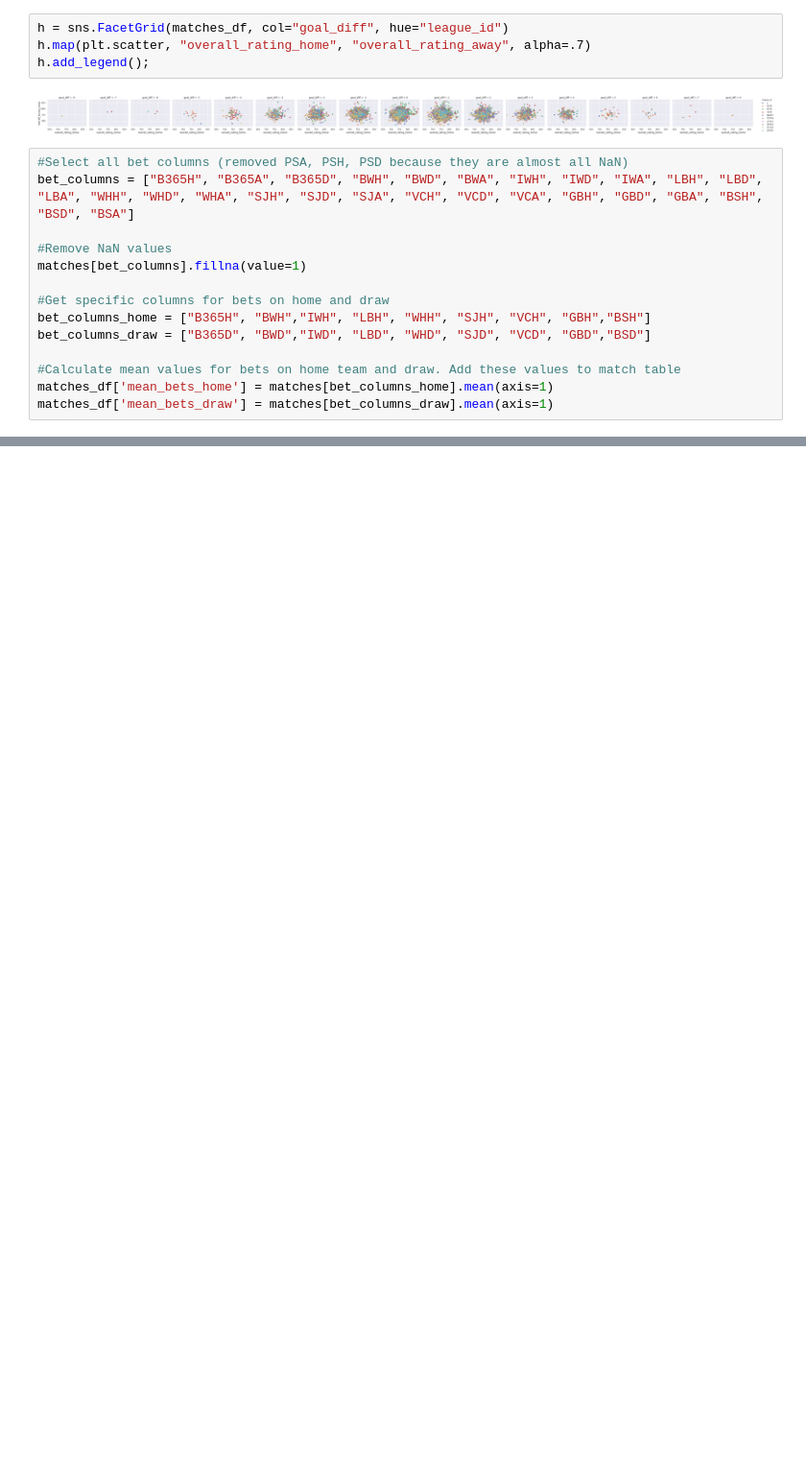
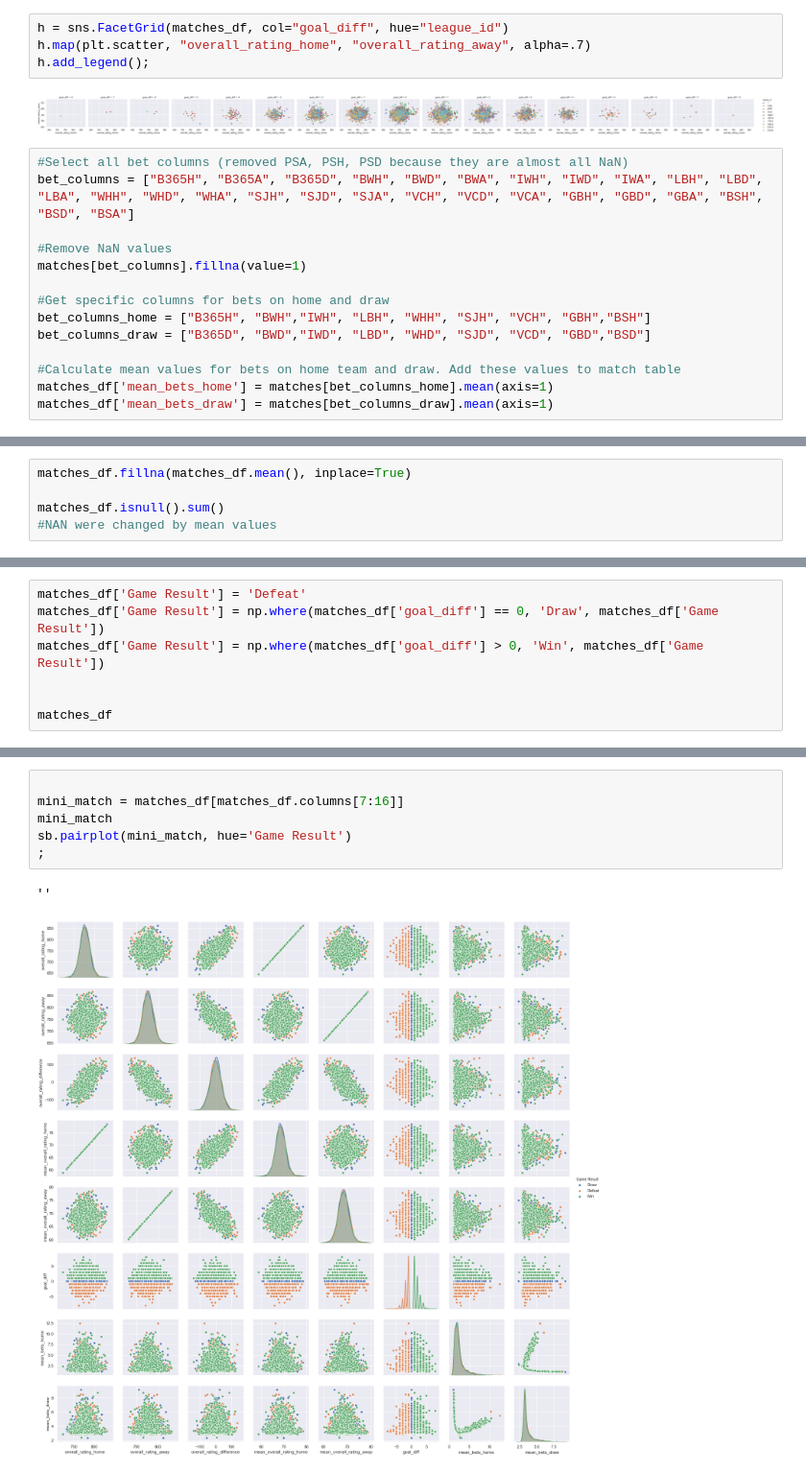
Before and after one commit to j-vm/FEUP_IART_2020, a Jupyter notebook: Assigment2/data-analysis/ipynb_checkpoints/Untitled-checkpoint.ipynb, the cells around one changed output, grey strips where cells are left out. Shown at 96% size. Saved outputs shown, nothing was run; the diff lists cells and outputs as text; blank space fills up the shorter version.

Commit message:
new plot

```diff
--- a/Assigment2/data-analysis/ipynb_checkpoints/Untitled-checkpoint.ipynb
+++ b/Assigment2/data-analysis/ipynb_checkpoints/Untitled-checkpoint.ipynb
@@ -215,0 +218,5 @@ matches_df
+# %%
+matches_df.fillna(matches_df.mean(), inplace=True)
+
+matches_df.isnull().sum()
+#NAN were changed by mean values
@@ -215,0 +240,7 @@ matches_df
+# %%
+matches_df['Game Result'] = 'Defeat'
+matches_df['Game Result'] = np.where(matches_df['goal_diff'] == 0, 'Draw', matches_df['Game Result'])
+matches_df['Game Result'] = np.where(matches_df['goal_diff'] > 0, 'Win', matches_df['Game Result'])
+
+
+matches_df
@@ -215,0 +261,9 @@ matches_df
+# %%
+
+mini_match = matches_df[matches_df.columns[7:16]]
+mini_match
+sb.pairplot(mini_match, hue='Game Result')
+;
+# %% [output]
+''
+[figure, added]
```
Also changed, not shown: parts of 4 cells of this notebook, 1 other file.
